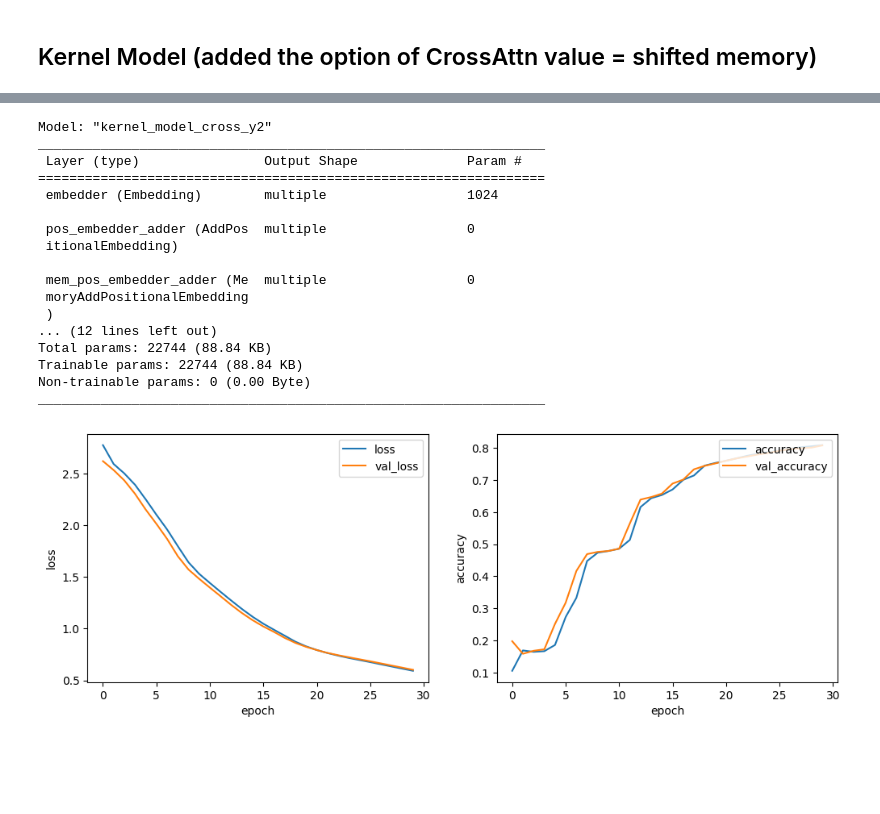
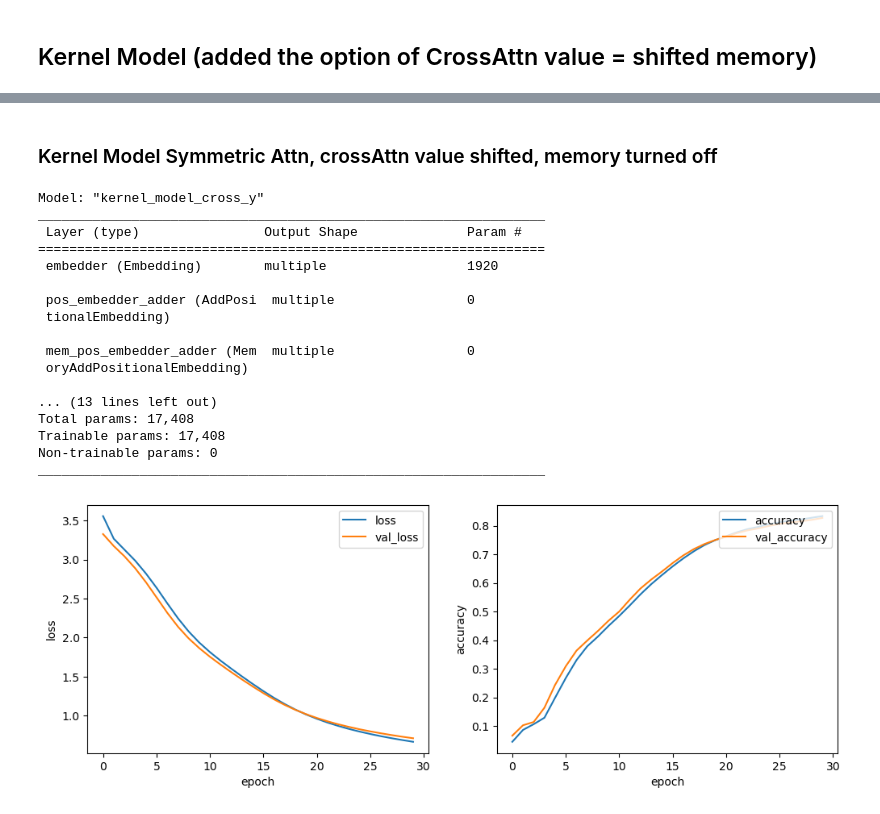
Before and after one commit to Awni00/hierarchical-attention-external-memory, a Jupyter notebook: kernel_model_experiments/dev_memory_retrieval_inductive_biases_gating_added.ipynb, the cells around one changed output, grey strips where cells are left out. Saved outputs shown, nothing was run; the diff lists cells and outputs as text; code cells hidden in the pictures; blank space fills up the shorter version.

```diff
--- a/kernel_model_experiments/dev_memory_retrieval_inductive_biases_gating_added.ipynb
+++ b/kernel_model_experiments/dev_memory_retrieval_inductive_biases_gating_added.ipynb
@@ -394,10 +159,13 @@ class KernelMemoryTransformer(tf.keras.Model):
 
         self.symmetric_attention = symmetric_attention
         self.crossAttn_value_shifted = crossAttn_value_shifted
-        self.alpha_it = None
         self.embedder = layers.Embedding(vocab_size, embedding_dim, name='embedder')
         self.pos_embedder_adder  = AddPositionalEmbedding(name='pos_embedder_adder')
         self.memory_pos_embedder_adder = MemoryAddPositionalEmbedding(name='mem_pos_embedder_adder')
+
+        # gating
+        self.gate_dense = tf.keras.layers.Dense(1, activation='sigmoid')
+        #self.gate_dense = tf.keras.layers.Dense(self.vocab_size, activation='sigmoid') #might generate error
 
         # different self-attention layers for input and memories for encoding sequences
         self.input_self_attention = CausalSelfAttention(num_heads=n_heads, key_dim=key_dim, name='self_attn')
@@ -406,7 +174,7 @@ class KernelMemoryTransformer(tf.keras.Model):
         else:
             self.memory_self_attention_layer = GlobalSelfAttention(num_heads=n_heads, key_dim=key_dim, name='mem_self_attn')
 
-        # create cross attention layer, value dim?
+        # create cross attention layer
         self.cross_attention_layer = CrossAttention(num_heads=n_heads, key_dim=key_dim, value_dim = key_dim, symmetric_attention=symmetric_attention, name='cross_attn')
 
         self.feedforward = tf.keras.Sequential([layers.Dense(z, activation='relu') for z in ff_sizes], name='feedforward')
@@ -461,7 +229,10 @@ class KernelMemoryTransformer(tf.keras.Model):
         alpha_it = tf.nn.softmax(w_it, axis=1) # shape [batch_size, num_mems, in_seq_length]
         return alpha_it
 
+
     def call(self, inputs):
+
+        # handle crossAttn value
         embedded_mem_y_seqs = None
         if self.crossAttn_value_shifted:
             seq_input, memory_input, memory_output = inputs
@@ -483,21 +254,25 @@ class KernelMemoryTransformer(tf.keras.Model):
         embedded_input_seqs = self.input_self_attention(embedded_input_seqs) # shape: (batch_size, input_length, embedding_dim)
         embedded_mem_x_seqs = self.memory_self_attention(embedded_mem_x_seqs) # shape: (batch_size, num_memories, memory_length, embedding_dim)
 
+        # normal transformer (only encoder)
+        # cross_probs = self.input_self_attention(embedded_input_seqs, embedded_input_seqs, embedded_input_seqs)
+        cross_probs = self.feedforward(embedded_input_seqs)
+        cross_probs = self.output_dense(cross_probs)
+        encoder_output = tf.nn.softmax(cross_probs, axis=-1)
+
+
         # compute prob(x_{i+1} = . | x_{1:i}, x^{(t)}) for each memory
-        cross_probs = self.get_cross_probs(embedded_input_seqs, embedded_mem_x_seqs, embedded_mem_y_seqs)
+        cross_probs_mem_on = self.get_cross_probs(embedded_input_seqs, embedded_mem_x_seqs, embedded_mem_y_seqs)
 
         # compute prob(x_{i+1} | x_{1:i}, x^{(t)}) for each memory
-        cross_probs_observed = self.get_observed_cross_probs(cross_probs, seq_input)
+        cross_probs_observed = self.get_observed_cross_probs(cross_probs_mem_on, seq_input)
 
         # compute alpha_it = softmax(w_it) where w_it = sum_{j=1}^{i-1} log prob(x_{j+1} | x_{1:j}, x^{(t)})
         alpha_it = self.compute_mem_attention_scores(cross_probs_observed)
         self.alpha_it = alpha_it
 
         # compute prob(x_{i+1} | x_{1:i}, {x^{(t)}}_t) = \sum_t alpha_it * prob(x_{i+1} = . | x_{1:i}, x^{(t)})
-        output = tf.reduce_sum(tf.multiply(tf.expand_dims(alpha_it, axis=-1), cross_probs), axis=1)
+        output = tf.reduce_sum(tf.multiply(tf.expand_dims(alpha_it, axis=-1), cross_probs_mem_on), axis=1)
 
         return output
-# %%
-train_ds = tf.data.Dataset.from_tensor_slices(((seqs_x_train, mem_seqs_x_train, mem_seqs_y_train), seqs_y_train)).batch(64)
-test_ds = tf.data.Dataset.from_tensor_slices(((seqs_x_test, mem_seqs_x_test, mem_seqs_y_test), seqs_y_test)).batch(64)
 # %% [markdown]
@@ -595,3 +372,0 @@ plt.plot(nums_subseqs, accs)
-# %%
-train_ds = tf.data.Dataset.from_tensor_slices(((seqs_x_train, mem_seqs_x_train), seqs_y_train)).batch(64)
-test_ds = tf.data.Dataset.from_tensor_slices(((seqs_x_test, mem_seqs_x_test), seqs_y_test)).batch(64)
@@ -598,39 +540,40 @@ test_ds = tf.data.Dataset.from_tensor_slices(((seqs_x_test, mem_seqs_x_test), se
+# %% [markdown]
+### Kernel Model Symmetric Attn, crossAttn value shifted, memory turned off
 # %%
 vocab_size = n_states
 embedding_dim = 64
-kernel_model_cross_y2 = KernelMemoryTransformer(
+kernel_model_no_mem = KernelMemoryTransformer(
     vocab_size, embedding_dim=embedding_dim,
-    key_dim=embedding_dim//4, n_heads=4, ff_sizes = [vocab_size//2,], symmetric_attention = True, name='kernel_model_cross_y2')
+    key_dim=embedding_dim//4, n_heads=4, ff_sizes = [vocab_size,], symmetric_attention = True, crossAttn_value_shifted = True, memory_on = False, name='kernel_model_cross_y')
 
 
-kernel_model_cross_y2([seqs_x_train[:64], mem_seqs_x_train[:64]]); # build model
+kernel_model_no_mem([seqs_x_train[:64], mem_seqs_x_train[:64], mem_seqs_y_train[:64]]); # build model
 create_opt = lambda: tf.optimizers.Adam()
 loss = tf.keras.losses.SparseCategoricalCrossentropy(from_logits=False)
-kernel_model_cross_y2.compile(optimizer=create_opt(), loss=loss, metrics=['accuracy'])
-kernel_model_cross_y2.summary()
+kernel_model_no_mem.compile(optimizer=create_opt(), loss=loss, metrics=['accuracy'])
+kernel_model_no_mem.summary()
 # %% [output]
-Model: "kernel_model_cross_y2"
+Model: "kernel_model_cross_y"
 _________________________________________________________________
  Layer (type)                Output Shape              Param #
 =================================================================
- embedder (Embedding)        multiple                  1024
+ embedder (Embedding)        multiple                  1920
 
- pos_embedder_adder (AddPos  multiple                  0
- itionalEmbedding)
+ pos_embedder_adder (AddPosi  multiple                 0
+ tionalEmbedding)
 
- mem_pos_embedder_adder (Me  multiple                  0
- moryAddPositionalEmbedding
- )
-... (12 lines left out)
-Total params: 22744 (88.84 KB)
-Trainable params: 22744 (88.84 KB)
-Non-trainable params: 0 (0.00 Byte)
+ mem_pos_embedder_adder (Mem  multiple                 0
+ oryAddPositionalEmbedding)
+
+... (13 lines left out)
+Total params: 17,408
+Trainable params: 17,408
+Non-trainable params: 0
 _________________________________________________________________
 # %%
-
-history4 = kernel_model_cross_y2.fit(train_ds, validation_data=test_ds, verbose=0, callbacks=create_callbacks(), **fit_kwargs)
-utils.plot_history(history4, plot_attrs=('loss', 'accuracy'), val=True, figsize=(12,4));
+history1 = kernel_model_no_mem.fit(train_ds, validation_data=test_ds, verbose=0, callbacks=create_callbacks(), **fit_kwargs)
+utils.plot_history(history1, plot_attrs=('loss', 'accuracy'), val=True, figsize=(12,4));
 # %% [output]
-[figure, old version]
+[figure, new version]
 # %%
 # plot accuracy as a function of position in sequence
```
Also changed, not shown: parts of 47 cells of this notebook.
